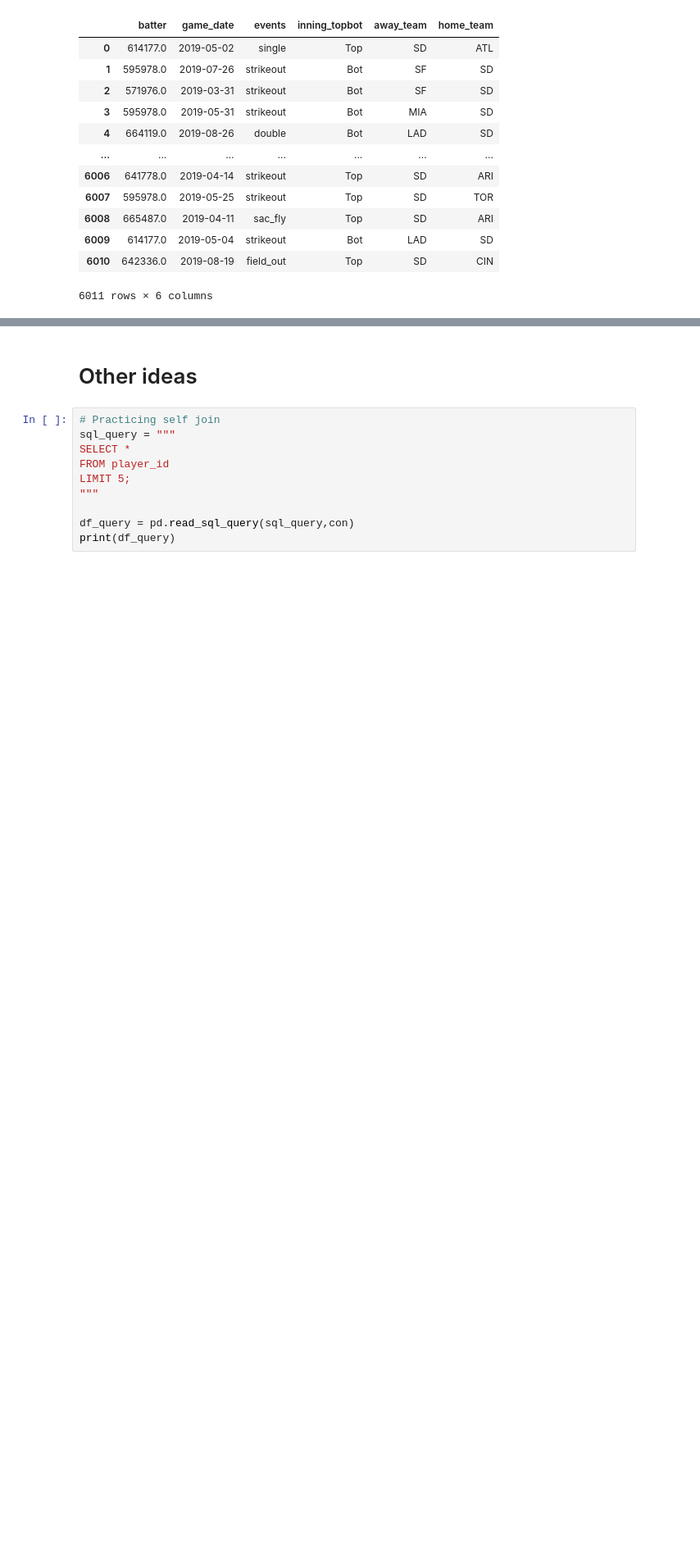
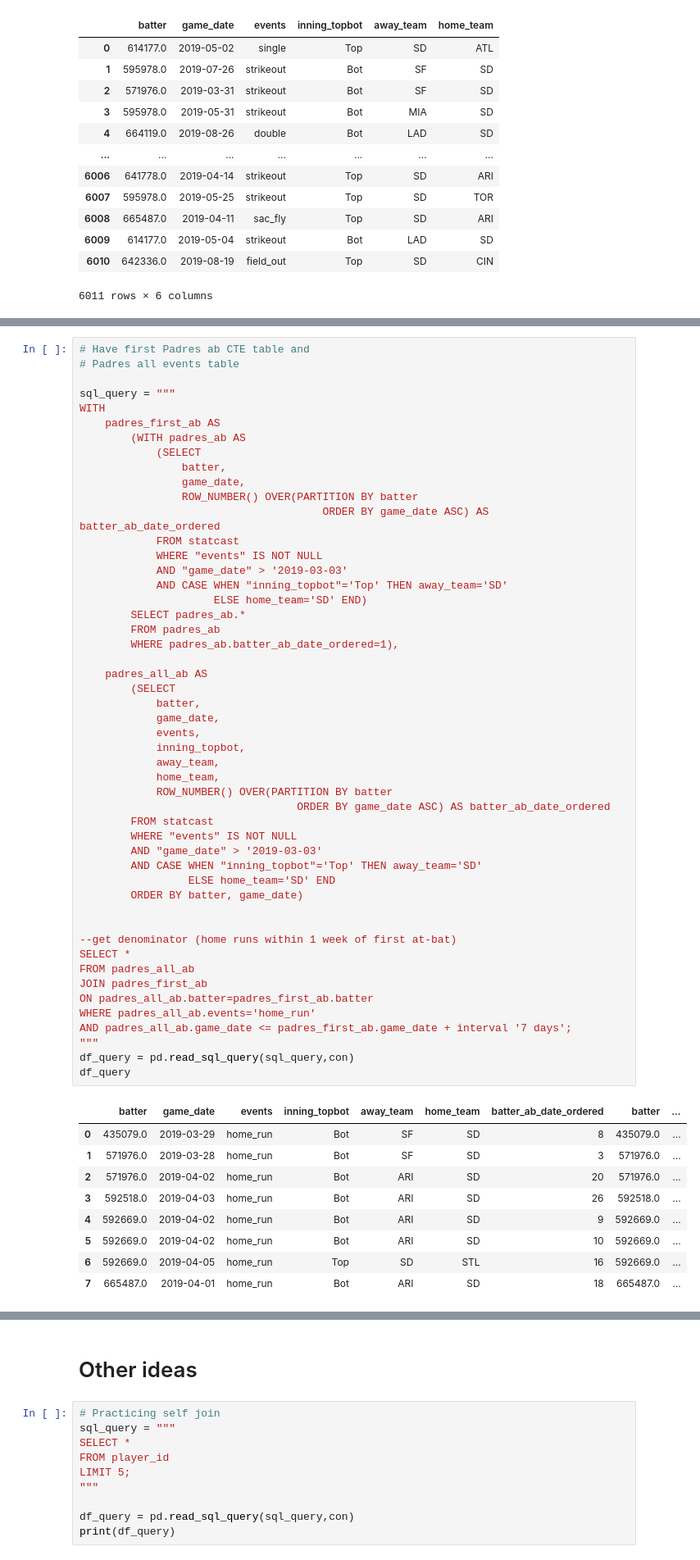
Before and after one commit to benslack19/baseball_player_selector, a Jupyter notebook: SQLqueries_postgreSQL.ipynb, the cells around one changed output, grey strips where cells are left out. Shown at 82% size. Saved outputs shown, nothing was run; the diff lists cells and outputs as text; blank space fills up the shorter version.

```diff
--- a/SQLqueries_postgreSQL.ipynb
+++ b/SQLqueries_postgreSQL.ipynb
@@ -4483,0 +4659,60 @@ df_query
+# %%
+# Have first Padres ab CTE table and
+# Padres all events table
+
+sql_query = """
+WITH
+    padres_first_ab AS
+        (WITH padres_ab AS
+            (SELECT
+                batter,
+                game_date,
+                ROW_NUMBER() OVER(PARTITION BY batter
+                                      ORDER BY game_date ASC) AS batter_ab_date_ordered
+            FROM statcast
+            WHERE "events" IS NOT NULL
+            AND "game_date" > '2019-03-03'
+            AND CASE WHEN "inning_topbot"='Top' THEN away_team='SD'
+                     ELSE home_team='SD' END)
+        SELECT padres_ab.*
+        FROM padres_ab
+        WHERE padres_ab.batter_ab_date_ordered=1),
+
+    padres_all_ab AS
+        (SELECT
+            batter,
+            game_date,
+            events,
+            inning_topbot,
+            away_team,
+            home_team,
+            ROW_NUMBER() OVER(PARTITION BY batter
+                                  ORDER BY game_date ASC) AS batter_ab_date_ordered
+        FROM statcast
+        WHERE "events" IS NOT NULL
+        AND "game_date" > '2019-03-03'
+        AND CASE WHEN "inning_topbot"='Top' THEN away_team='SD'
+                 ELSE home_team='SD' END
+        ORDER BY batter, game_date)
+
+
+--get denominator (home runs within 1 week of first at-bat)
+SELECT *
+FROM padres_all_ab
+JOIN padres_first_ab
+ON padres_all_ab.batter=padres_first_ab.batter
+WHERE padres_all_ab.events='home_run'
+AND padres_all_ab.game_date <= padres_first_ab.game_date + interval '7 days';
+"""
+df_query = pd.read_sql_query(sql_query,con)
+df_query
+# %% [output]
+|  | batter | game_date | events | inning_topbot | away_team | home_team | batter_ab_date_ordered | batter | ... |
+| 0 | 435079.0 | 2019-03-29 | home_run | Bot | SF | SD | 8 | 435079.0 | ... |
+| 1 | 571976.0 | 2019-03-28 | home_run | Bot | SF | SD | 3 | 571976.0 | ... |
+| 2 | 571976.0 | 2019-04-02 | home_run | Bot | ARI | SD | 20 | 571976.0 | ... |
+| 3 | 592518.0 | 2019-04-03 | home_run | Bot | ARI | SD | 26 | 592518.0 | ... |
+| 4 | 592669.0 | 2019-04-02 | home_run | Bot | ARI | SD | 9 | 592669.0 | ... |
+| 5 | 592669.0 | 2019-04-02 | home_run | Bot | ARI | SD | 10 | 592669.0 | ... |
+| 6 | 592669.0 | 2019-04-05 | home_run | Top | SD | STL | 16 | 592669.0 | ... |
+| 7 | 665487.0 | 2019-04-01 | home_run | Bot | ARI | SD | 18 | 665487.0 | ... |
```
Also changed, not shown: parts of 51 cells of this notebook.
